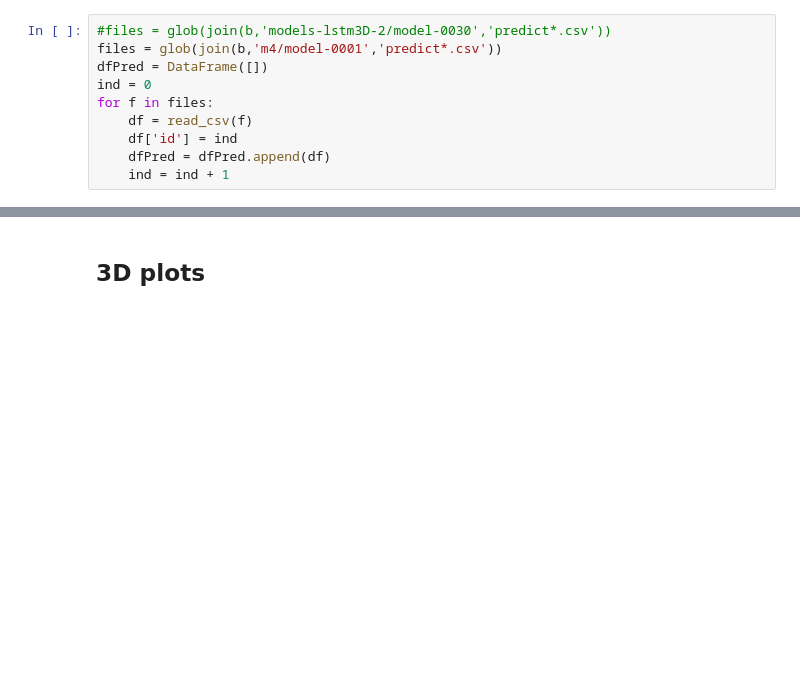
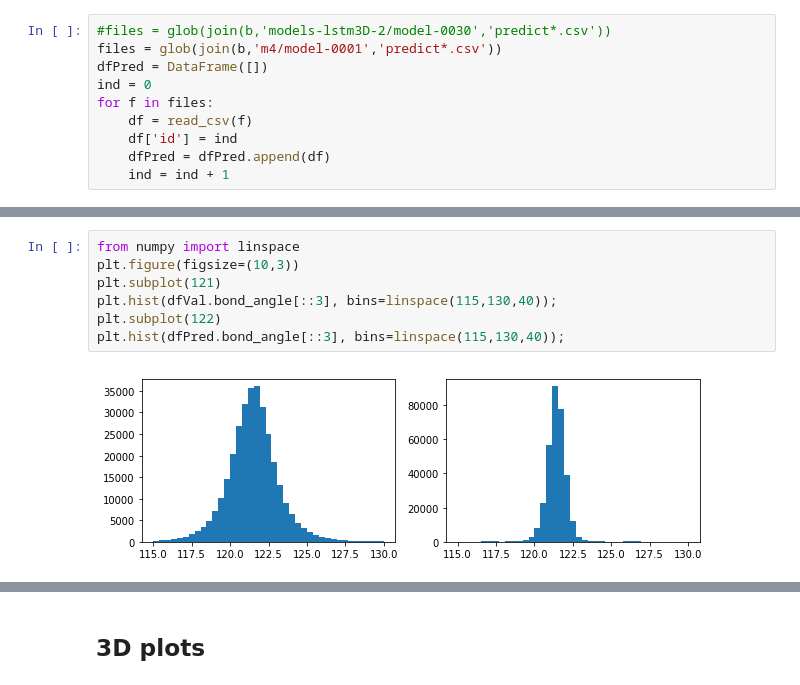
Before and after one commit to sofroniewn/ml-proteins, a Jupyter notebook: pdb-analyze.ipynb, the cells around one changed output, grey strips where cells are left out. Saved outputs shown, nothing was run; the diff lists cells and outputs as text; blank space fills up the shorter version.

```diff
--- a/pdb-analyze.ipynb
+++ b/pdb-analyze.ipynb
@@ -105,0 +102,9 @@ plt.show()
+# %%
+from numpy import linspace
+plt.figure(figsize=(10,3))
+plt.subplot(121)
+plt.hist(dfVal.bond_angle[::3], bins=linspace(115,130,40));
+plt.subplot(122)
+plt.hist(dfPred.bond_angle[::3], bins=linspace(115,130,40));
+# %% [output]
+[figure, added]
```
Also changed, not shown: parts of 4 cells of this notebook.
